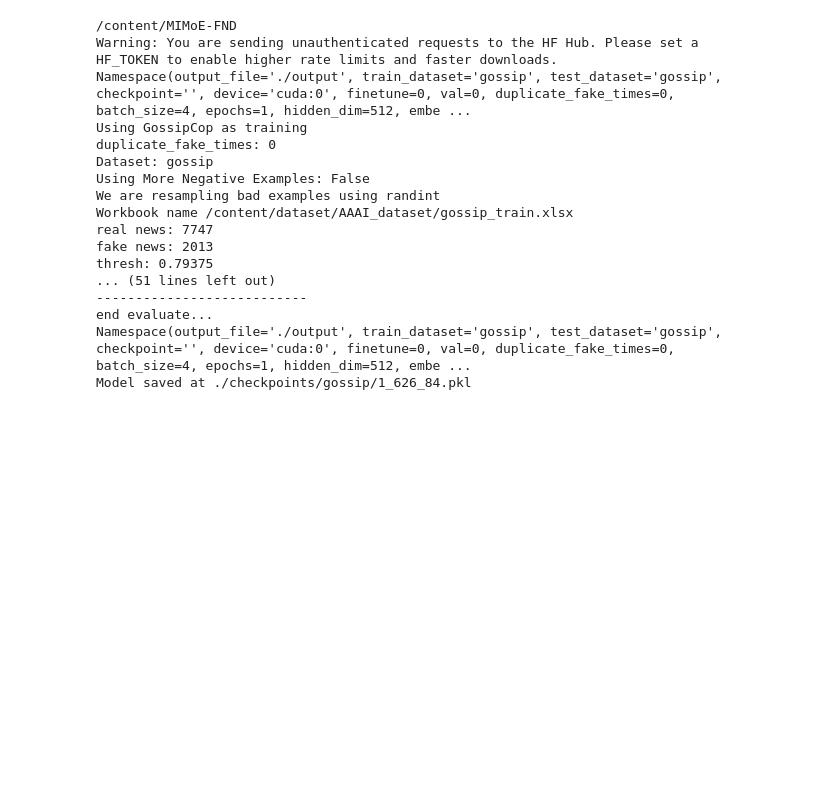
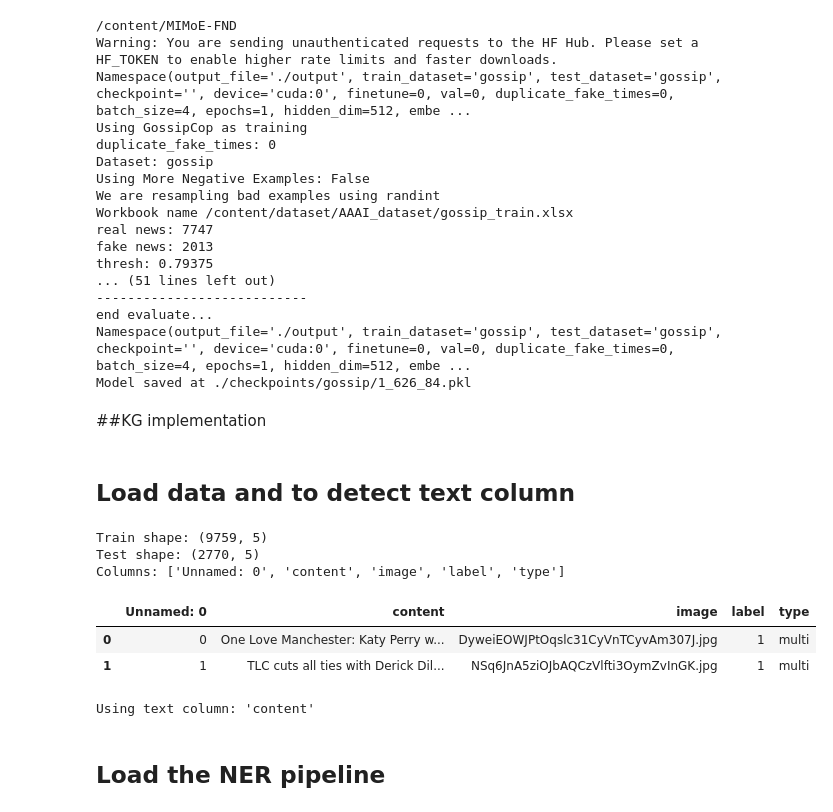
Before and after one commit to saurabh202/Capstone_Project_code, a Jupyter notebook: Capstone_code_file.ipynb, the cells around one changed output. Drawn from its saved outputs; the diff is of its cells as text; code cells hidden in the pictures; blank space fills up the shorter version.

```diff
--- a/Capstone_code_file.ipynb
+++ b/Capstone_code_file.ipynb
@@ -107,3 +108,5 @@ thresh: 0.79375
 end evaluate...
 Namespace(output_file='./output', train_dataset='gossip', test_dataset='gossip', checkpoint='', device='cuda:0', finetune=0, val=0, duplicate_fake_times=0, batch_size=4, epochs=1, hidden_dim=512, embe ...
 Model saved at ./checkpoints/gossip/1_626_84.pkl
+# %% [markdown]
+##KG implementation
@@ -109,0 +115,31 @@ Model saved at ./checkpoints/gossip/1_626_84.pkl
+# %% [markdown]
+## Load data and to detect text column
+# %%
+import pandas as pd
+
+train_df = pd.read_excel('/content/dataset/AAAI_dataset/gossip_train.xlsx')
+test_df  = pd.read_excel('/content/dataset/AAAI_dataset/gossip_test.xlsx')
+
+print("Train shape:", train_df.shape)
+print("Test shape:", test_df.shape)
+print("Columns:", train_df.columns.tolist())
+train_df.head(2)
+# %% [output]
+Train shape: (9759, 5)
+Test shape: (2770, 5)
+Columns: ['Unnamed: 0', 'content', 'image', 'label', 'type']
+|  | Unnamed: 0 | content | image | label | type |
+| 0 | 0 | One Love Manchester: Katy Perry w... | DyweiEOWJPtOqslc31CyVnTCyvAm307J.jpg | 1 | multi |
+| 1 | 1 | TLC cuts all ties with Derick Dil... | NSq6JnA5ziOJbAQCzVlfti3OymZvInGK.jpg | 1 | multi |
+# %%
+candidates = ['content', 'text', 'caption', 'title', 'news', 'article']
+text_col = next((c for c in candidates if c in train_df.columns), None)
+
+if text_col is None:
+    raise ValueError(f"Couldn't auto-detect text column. Available columns: {train_df.columns.tolist()}")
+
+print(f"Using text column: '{text_col}'")
+# %% [output]
+Using text column: 'content'
+# %% [markdown]
+##  Load the NER pipeline
```
Also changed, not shown: parts of 6 cells of this notebook.
